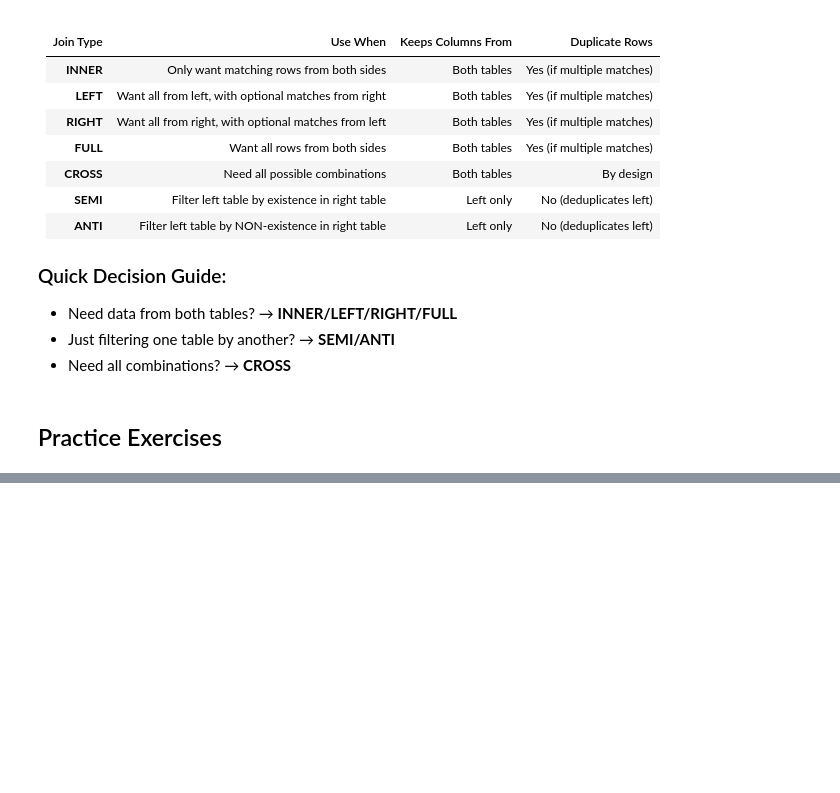
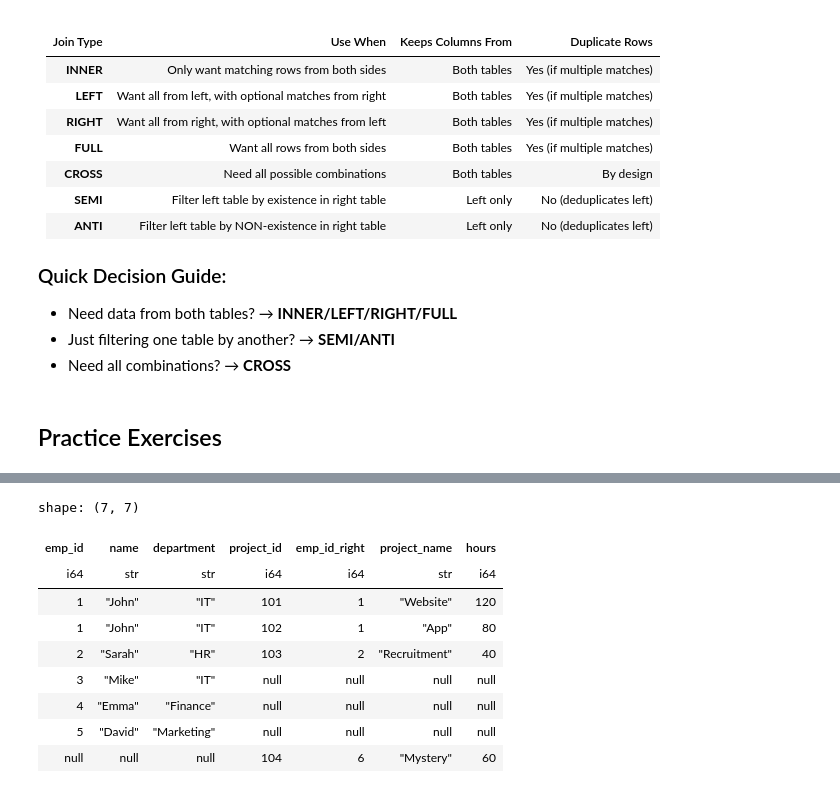
Before and after one commit to balaprasanna/learn-polars, a Jupyter notebook: 01_joins_comprehensive.ipynb, the cells around one changed output, grey strips where cells are left out. Cells and saved outputs as stored; diff of their text form; code cells hidden in the pictures; blank space fills up the shorter version.

```diff
--- a/01_joins_comprehensive.ipynb
+++ b/01_joins_comprehensive.ipynb
@@ -398,3 +800,15 @@ print(projects)
 # %%
 # Exercise 4: Show all employees and all projects in one view
 # Your code here:
+employees.join(projects, on="emp_id", how="full")
+# %% [output]
+shape: (7, 7)
+| emp_id | name | department | project_id | emp_id_right | project_name | hours |
+| i64 | str | str | i64 | i64 | str | i64 |
+| 1 | "John" | "IT" | 101 | 1 | "Website" | 120 |
+| 1 | "John" | "IT" | 102 | 1 | "App" | 80 |
+| 2 | "Sarah" | "HR" | 103 | 2 | "Recruitment" | 40 |
+| 3 | "Mike" | "IT" | null | null | null | null |
+| 4 | "Emma" | "Finance" | null | null | null | null |
+| 5 | "David" | "Marketing" | null | null | null | null |
+| null | null | null | 104 | 6 | "Mystery" | 60 |
```
Also changed, not shown: parts of 31 cells of this notebook, 1 other file.
